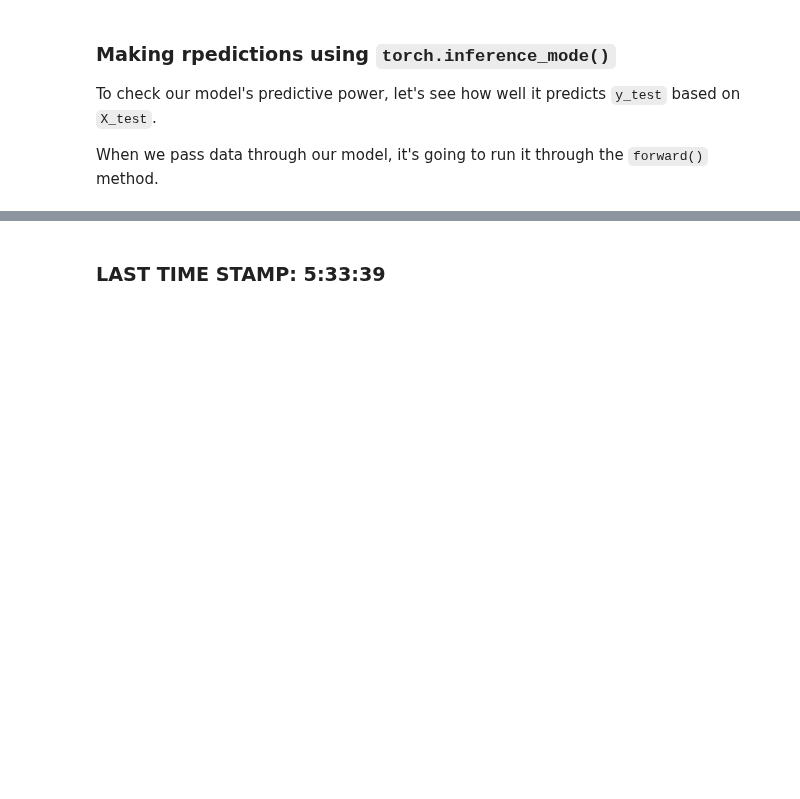
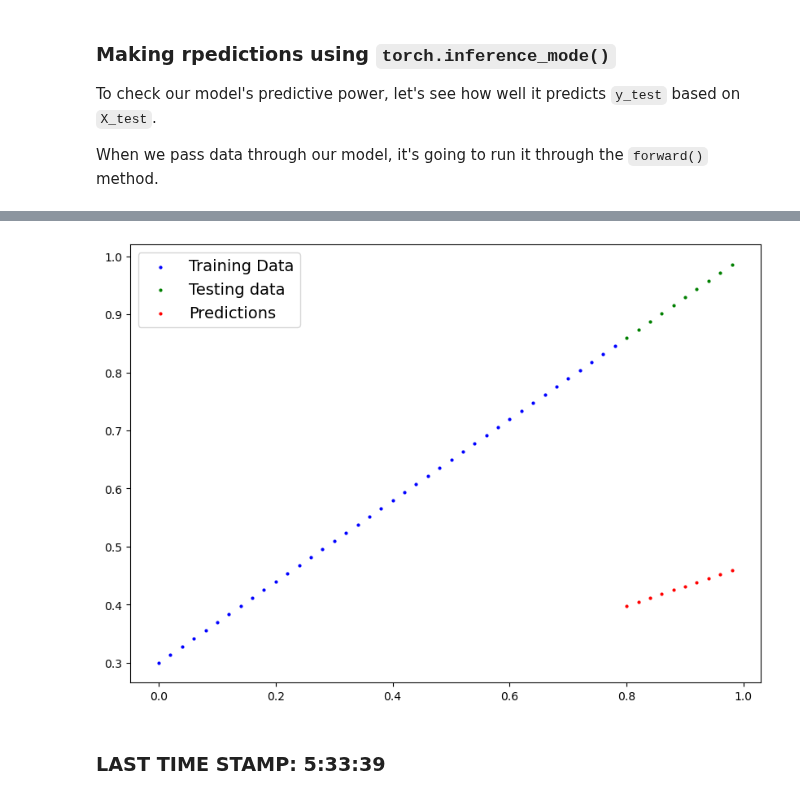
Before and after one commit to martinezdavid12/pytorchRepo, a Jupyter notebook: 01_pytorch.ipynb, the cells around one changed output, grey strips where cells are left out. Saved outputs shown, nothing was run; the diff lists cells and outputs as text; code cells hidden in the pictures; blank space fills up the shorter version.

```diff
--- a/01_pytorch.ipynb
+++ b/01_pytorch.ipynb
@@ -197,2 +249,6 @@ y_preds
+# %%
+plot_predictions(predictions=y_preds)
+# %% [output]
+[figure, added]
 # %% [markdown]
 ### LAST TIME STAMP: 5:33:39
```
Also changed, not shown: parts of 37 cells of this notebook, 2 other files.
